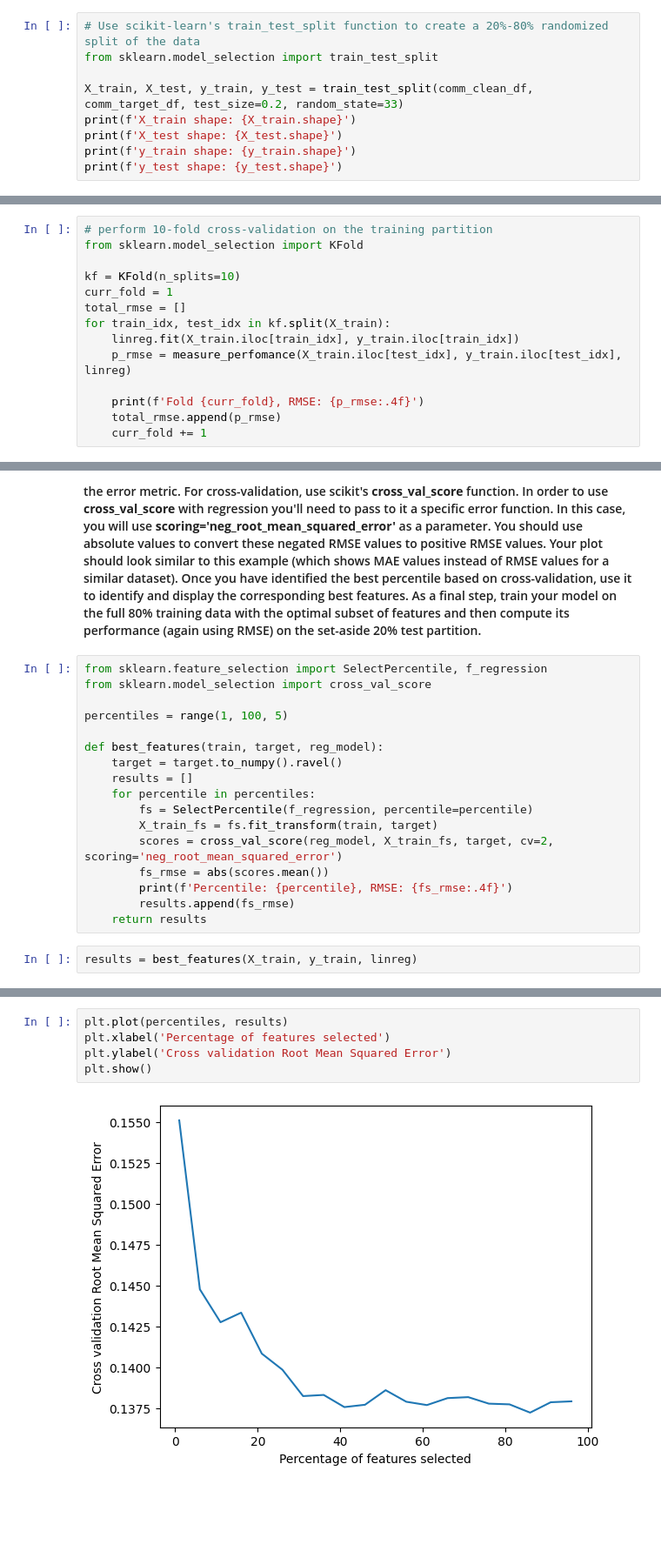
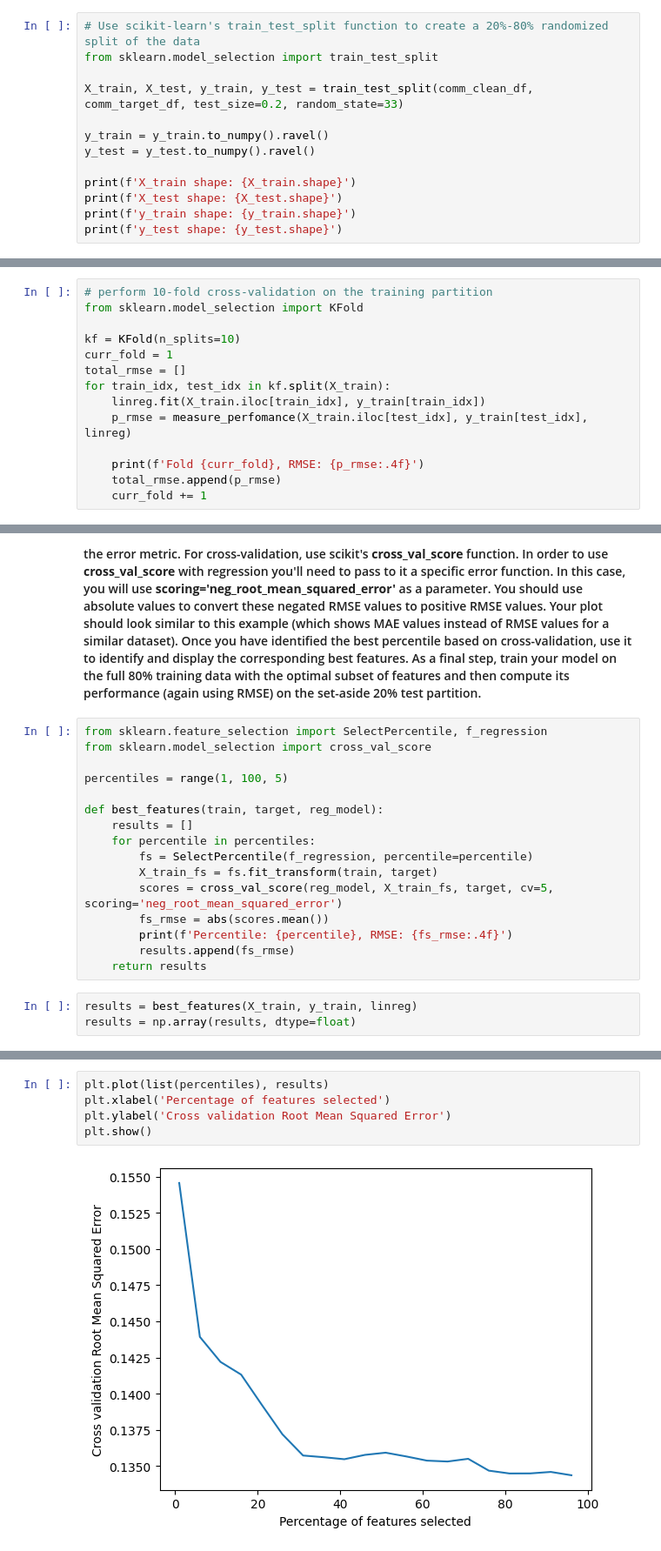
Before and after one commit to joneshshrestha/machine-learning-python, a Jupyter notebook: Regression Analysis/regression_analysis.ipynb, the cells around one changed output, grey strips where cells are left out. Shown at 87% size. Saved outputs shown, nothing was run; the diff lists cells and outputs as text; blank space fills up the shorter version.

```diff
--- a/Regression Analysis/regression_analysis.ipynb
+++ b/Regression Analysis/regression_analysis.ipynb
@@ -160,6 +164,10 @@ comm_clean_df.head(5)
 from sklearn.model_selection import train_test_split
 
 X_train, X_test, y_train, y_test = train_test_split(comm_clean_df, comm_target_df, test_size=0.2, random_state=33)
+
+y_train = y_train.to_numpy().ravel()
+y_test = y_test.to_numpy().ravel()
+
 print(f'X_train shape: {X_train.shape}')
 print(f'X_test shape: {X_test.shape}')
 print(f'y_train shape: {y_train.shape}')
@@ -240,8 +248,8 @@ kf = KFold(n_splits=10)
 curr_fold = 1
 total_rmse = []
 for train_idx, test_idx in kf.split(X_train):
-    linreg.fit(X_train.iloc[train_idx], y_train.iloc[train_idx])
-    p_rmse = measure_perfomance(X_train.iloc[test_idx], y_train.iloc[test_idx], linreg)
+    linreg.fit(X_train.iloc[train_idx], y_train[train_idx])
+    p_rmse = measure_perfomance(X_train.iloc[test_idx], y_train[test_idx], linreg)
 
     print(f'Fold {curr_fold}, RMSE: {p_rmse:.4f}')
     total_rmse.append(p_rmse)
@@ -274,16 +282,16 @@ from sklearn.model_selection import cross_val_score
 percentiles = range(1, 100, 5)
 
 def best_features(train, target, reg_model):
-    target = target.to_numpy().ravel()
     results = []
     for percentile in percentiles:
         fs = SelectPercentile(f_regression, percentile=percentile)
         X_train_fs = fs.fit_transform(train, target)
-        scores = cross_val_score(reg_model, X_train_fs, target, cv=2, scoring='neg_root_mean_squared_error')
+        scores = cross_val_score(reg_model, X_train_fs, target, cv=5, scoring='neg_root_mean_squared_error')
         fs_rmse = abs(scores.mean())
         print(f'Percentile: {percentile}, RMSE: {fs_rmse:.4f}')
         results.append(fs_rmse)
     return results
 # %%
 results = best_features(X_train, y_train, linreg)
+results = np.array(results, dtype=float)
 # %% [output]
@@ -310,7 +318,7 @@ Percentile: 96, RMSE: 0.1379
 # %%
-plt.plot(percentiles, results)
+plt.plot(list(percentiles), results)
 plt.xlabel('Percentage of features selected')
 plt.ylabel('Cross validation Root Mean Squared Error')
 plt.show()
 # %% [output]
-[figure, old version]
+[figure, new version]
```
Also changed, not shown: parts of 28 cells of this notebook.
